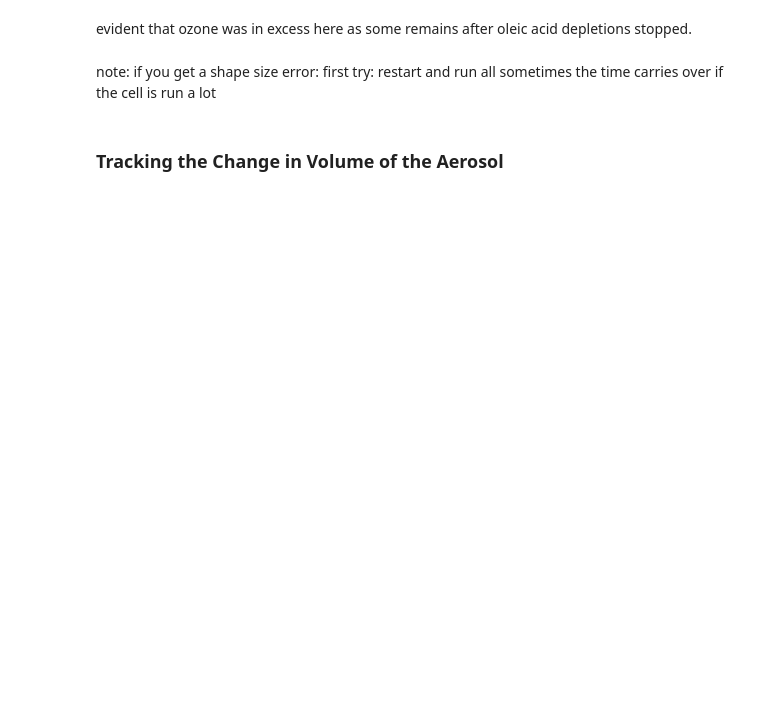
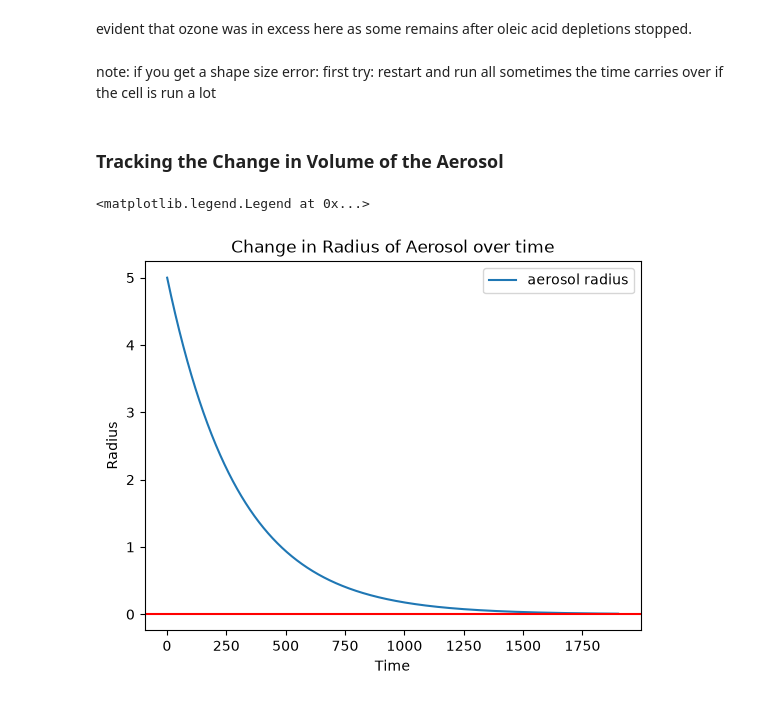
Before and after one commit to paultgriffiths/oleic_acid_model, a Jupyter notebook: oleic_model.ipynb, the cells around one changed output. Drawn from its saved outputs; the diff is of its cells as text; code cells hidden in the pictures; blank space fills up the shorter version.

```diff
--- a/oleic_model.ipynb
+++ b/oleic_model.ipynb
@@ -161,3 +168,16 @@ note: if you get a shape size error:
     sometimes the time carries over if the cell is run a lot
 # %% [markdown]
 ### Tracking the Change in Volume of the Aerosol
+# %%
+# Plotting evolution of species over time
+
+plt.plot(times, rad, label="aerosol radius")
+plt.axhline(y=0, color='red')
+
+plt.title("Change in Radius of Aerosol over time")
+plt.xlabel("Time")
+plt.ylabel("Radius")
+plt.legend()
+# %% [output]
+<matplotlib.legend.Legend at 0x...>
+[figure, added]
```
Also changed, not shown: parts of 7 cells of this notebook, 1 other file.
